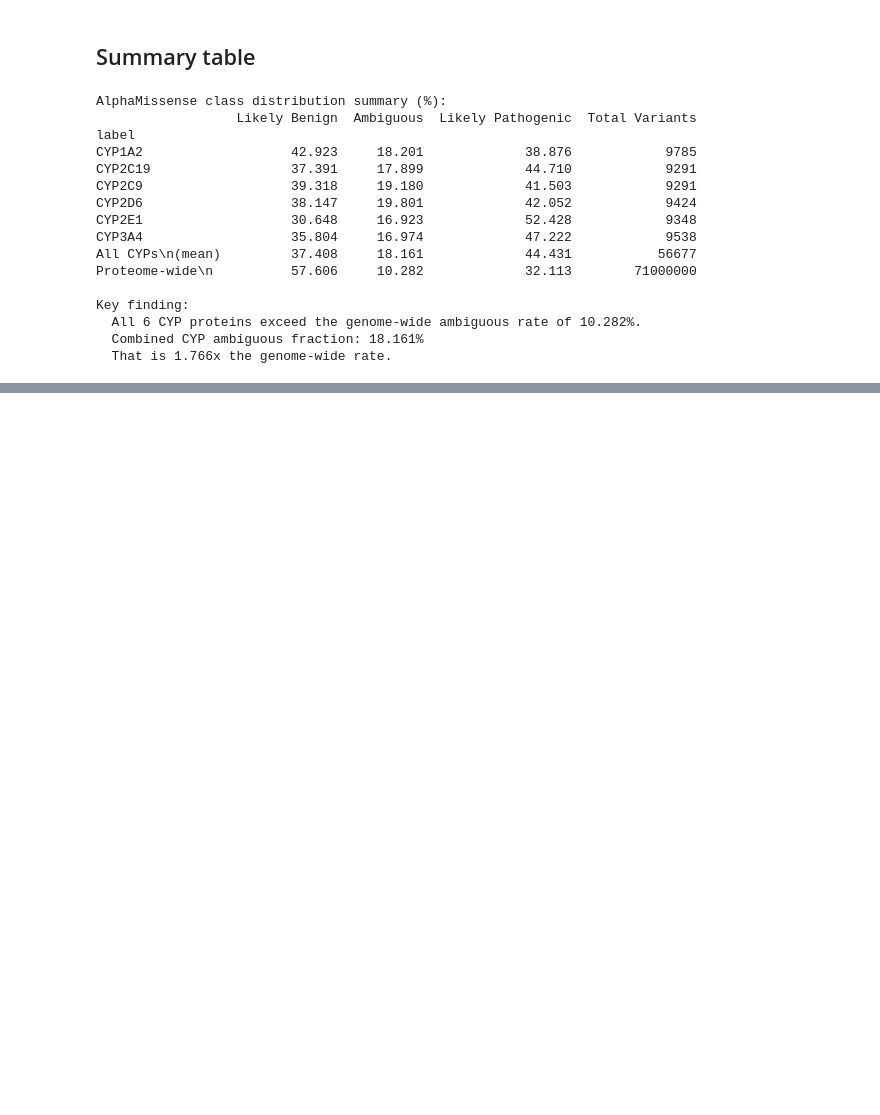
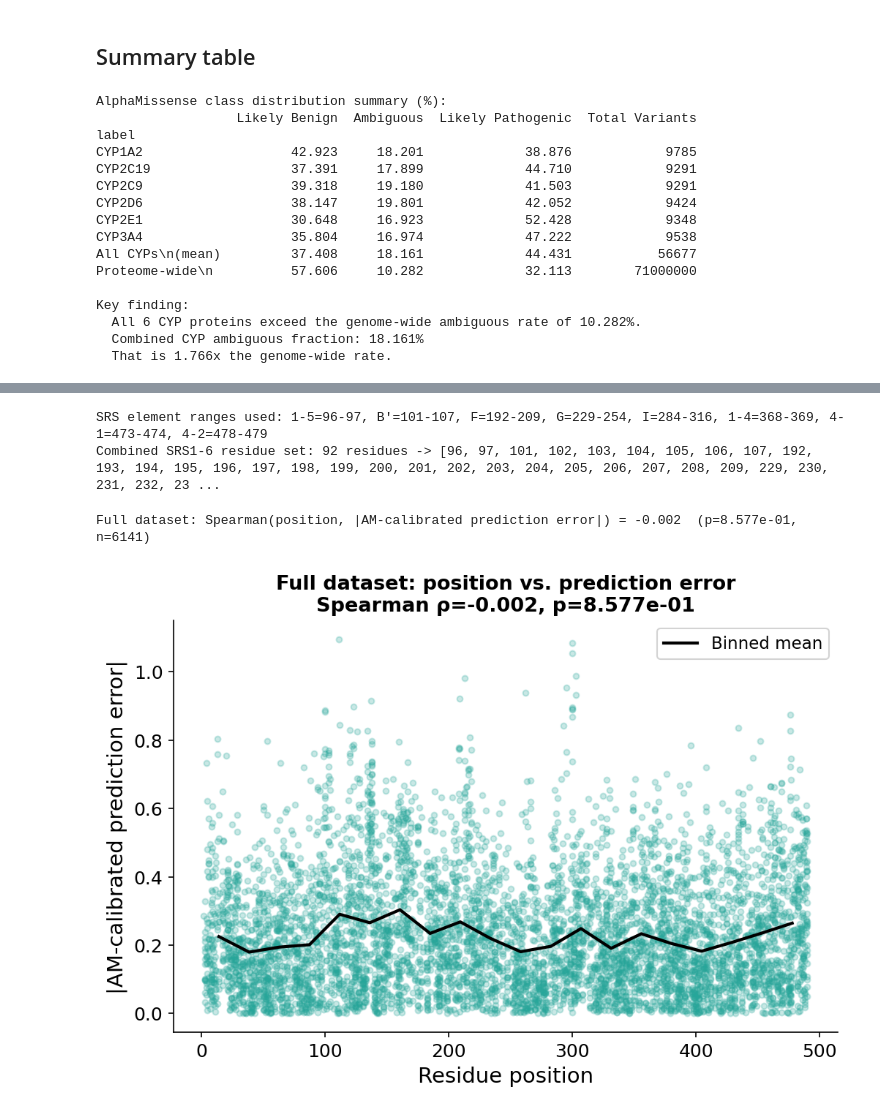
Before and after one commit to hhelenxu/cyp-variant-effect-prediction, a Jupyter notebook: code/alphamissense_ambiguous.ipynb, the cells around one changed output, grey strips where cells are left out. Drawn from its saved outputs; the diff is of its cells as text; code cells hidden in the pictures; blank space fills up the shorter version.

```diff
--- a/code/alphamissense_ambiguous.ipynb
+++ b/code/alphamissense_ambiguous.ipynb
@@ -835,0 +379,15 @@ Chi-square test (conservative vs radical): χ² = 658.319, p = 1.117e-143
+# %%
+error_df = pd.read_csv(f'{DATA_DIR}/am_calibrated_error.csv')
+cyp2c9_err = (all_cyp[all_cyp['Gene name'] == 'CYP2C9']
+              .merge(error_df, left_on=['a.a.1', 'position', 'a.a.2'],
+                     right_on=['ref', 'pos', 'alt'], how='inner'))
+print(f'CYP2C9 variants with both AM class and AM-calibrated prediction error: {len(cyp2c9_err):,}')
+
+
+def eta_squared_kruskal(groups):
+    """Effect size for Kruskal-Wallis (eta-squared approximation): (H - k + 1) / (n - k)."""
+    all_vals = np.concatenate(groups)
+    n = len(all_vals)
+    h_stat, p = kruskal(*groups)
+    eta2 = (h_stat - len(groups) + 1) / (n - len(groups))
+    return h_stat, p, max(eta2, 0.0)
@@ -1365,0 +535,65 @@ Kruskal–Wallis: H=2550.785, p=0.000e+00
+# %%
+# SRS1-6 boundaries come directly from running SecStrAnnotator 2.3 to structurally
+# align our CYP2C9 AlphaFold model against the tool's own bundled CYP450-fold
+# template (PDB 2NNJ, chain A), then reading off the matched element ranges --
+# not hand-picked residue numbers (see markdown above for the exact command and
+# alignment-confidence values).
+with open(f'{DATA_DIR}/cyp2c9_srs_annotated.sses.json') as f:
+    _srs_sse_data = json.load(f)
+_srs_key = next(iter(_srs_sse_data))
+_srs_elements = {sse['label']: (sse['start'], sse['end'])
+                 for sse in _srs_sse_data[_srs_key]['secondary_structure_elements']}
+
+
+def min_dist_to_set(pos, residue_set, coords=ca_coords):
+    if pos not in coords:
+        return np.nan
+    return min((coords[pos] - coords[r]).norm() for r in residue_set if r in coords)
+
+
+def _elem_range(label):
+    lo, hi = _srs_elements[label]
+    return set(range(lo, hi + 1))
+
+SRS1 = _elem_range('1-5') | _elem_range("B'")   # beta-strand 1_5 + helix B' (B-C loop)
+SRS2 = _elem_range('F')                         # helix F
+SRS3 = _elem_range('G')                         # helix G
+SRS4 = _elem_range('I')                         # helix I
+SRS5 = _elem_range('1-4')                       # beta-strand 1_4 (no independently-defined loop buffer, see markdown)
+SRS6 = _elem_range('4-1') | _elem_range('4-2')  # beta-strands 4_1 + 4_2
+
+SRS_ALL = sorted(SRS1 | SRS2 | SRS3 | SRS4 | SRS5 | SRS6)
+print(f'SRS element ranges used: ' + ', '.join(
+    f'{lbl}={_srs_elements[lbl][0]}-{_srs_elements[lbl][1]}'
+    for lbl in ["1-5", "B'", 'F', 'G', 'I', '1-4', '4-1', '4-2']))
+print(f'Combined SRS1-6 residue set: {len(SRS_ALL)} residues -> {SRS_ALL}')
+
+dist_srs6 = {p: min_dist_to_set(p, SRS_ALL) for p in ca_coords}
+# %% [output]
+SRS element ranges used: 1-5=96-97, B'=101-107, F=192-209, G=229-254, I=284-316, 1-4=368-369, 4-1=473-474, 4-2=478-479
+Combined SRS1-6 residue set: 92 residues -> [96, 97, 101, 102, 103, 104, 105, 106, 107, 192, 193, 194, 195, 196, 197, 198, 199, 200, 201, 202, 203, 204, 205, 206, 207, 208, 209, 229, 230, 231, 232, 23 ...
+# %%
+r_pos_err_all, p_pos_err_all = spearmanr(cyp2c9_err['position'], cyp2c9_err['am_error'])
+print(f'Full dataset: Spearman(position, |AM-calibrated prediction error|) = '
+      f'{r_pos_err_all:.3f}  (p={p_pos_err_all:.3e}, n={len(cyp2c9_err)})')
+
+fig, ax = plt.subplots(figsize=(7, 5))
+ax.scatter(cyp2c9_err['position'], cyp2c9_err['am_error'], color='#26A69A', alpha=0.25, s=14)
+bins = np.linspace(cyp2c9_err['position'].min(), cyp2c9_err['position'].max(), 21)
+bin_centers = (bins[:-1] + bins[1:]) / 2
+bin_idx = np.clip(np.digitize(cyp2c9_err['position'].values, bins) - 1, 0, len(bin_centers) - 1)
+bin_means = pd.Series(cyp2c9_err['am_error'].values).groupby(bin_idx).mean().reindex(range(len(bin_centers)))
+ax.plot(bin_centers, bin_means.values, color='black', linewidth=2, label='Binned mean')
+ax.tick_params(axis='both', labelsize=12)
+ax.set_xlabel('Residue position', fontsize=14)
+ax.set_ylabel('|AM-calibrated prediction error|', fontsize=14)
+ax.set_title(f'Full dataset: position vs. prediction error\nSpearman \u03c1={r_pos_err_all:.3f}, p={p_pos_err_all:.3e}',
+             fontsize=13, fontweight='bold')
+ax.legend(fontsize=11)
+ax.spines['top'].set_visible(False)
+ax.spines['right'].set_visible(False)
+plt.tight_layout()
+plt.show()
+# %% [output]
+Full dataset: Spearman(position, |AM-calibrated prediction error|) = -0.002  (p=8.577e-01, n=6141)
+[figure, added]
```
Also changed, not shown: parts of 32 cells of this notebook, 3 other files.
